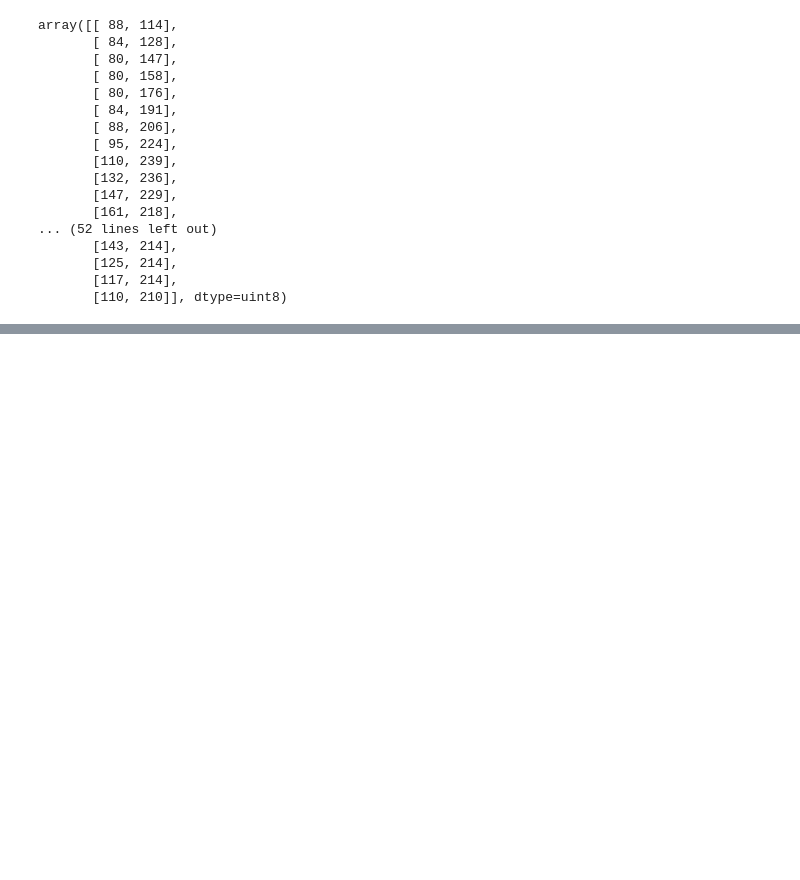
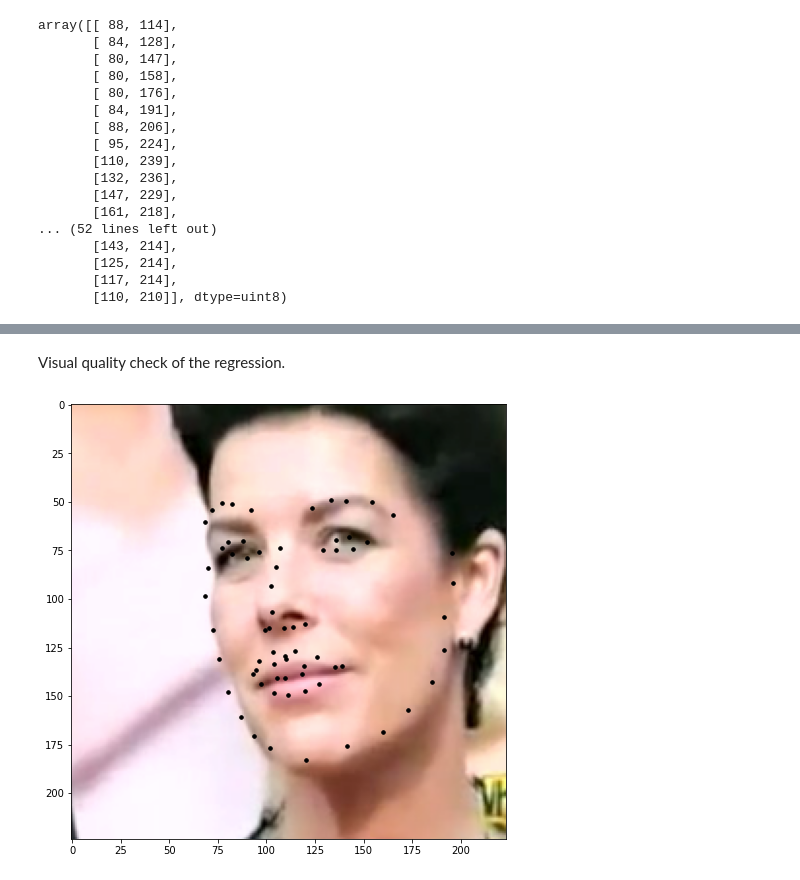
Before and after one commit to TheSameMan/facial-keypoint-detection, a Jupyter notebook: model_development.ipynb, the cells around one changed output, grey strips where cells are left out. Saved outputs shown, nothing was run; the diff lists cells and outputs as text; code cells hidden in the pictures; blank space fills up the shorter version.

Commit message:
Added first model

```diff
--- a/model_development.ipynb
+++ b/model_development.ipynb
@@ -140,0 +285,3 @@ show_keypoints(img, kpts)
+# %%
+epochs = 40
+train(model, loaders, criterion, optimizer, epochs)
@@ -140,0 +335,30 @@ show_keypoints(img, kpts)
+# %% [markdown]
+Visual quality check of the regression.
+# %%
+import numpy as np
+from PIL import Image
+
+
+pic, _ = loaders['test'].dataset.__getitem__(19)
+model.eval()
+pic = pic.cpu()
+model = model.cpu()
+pred = model(pic.cpu().unsqueeze(0))
+
+pic_mean = (0.485, 0.456, 0.406)
+pic_std = (0.229, 0.224, 0.225)
+
+def to_denorm_img(pic, mean, std):
+    pic = np.transpose(pic, (1, 2, 0)).numpy() * std + mean
+    pic = (pic * 255).astype('uint8')
+    pic = Image.fromarray(pic)
+
+    return pic
+
+
+pic = to_denorm_img(pic, pic_mean, pic_std)
+pred = pred.squeeze(0).view(68, 2).detach().numpy()
+
+show_keypoints(pic, pred, mean=mean, std=std)
+# %% [output]
+[figure, added]
```
Also changed, not shown: parts of 27 cells of this notebook.
